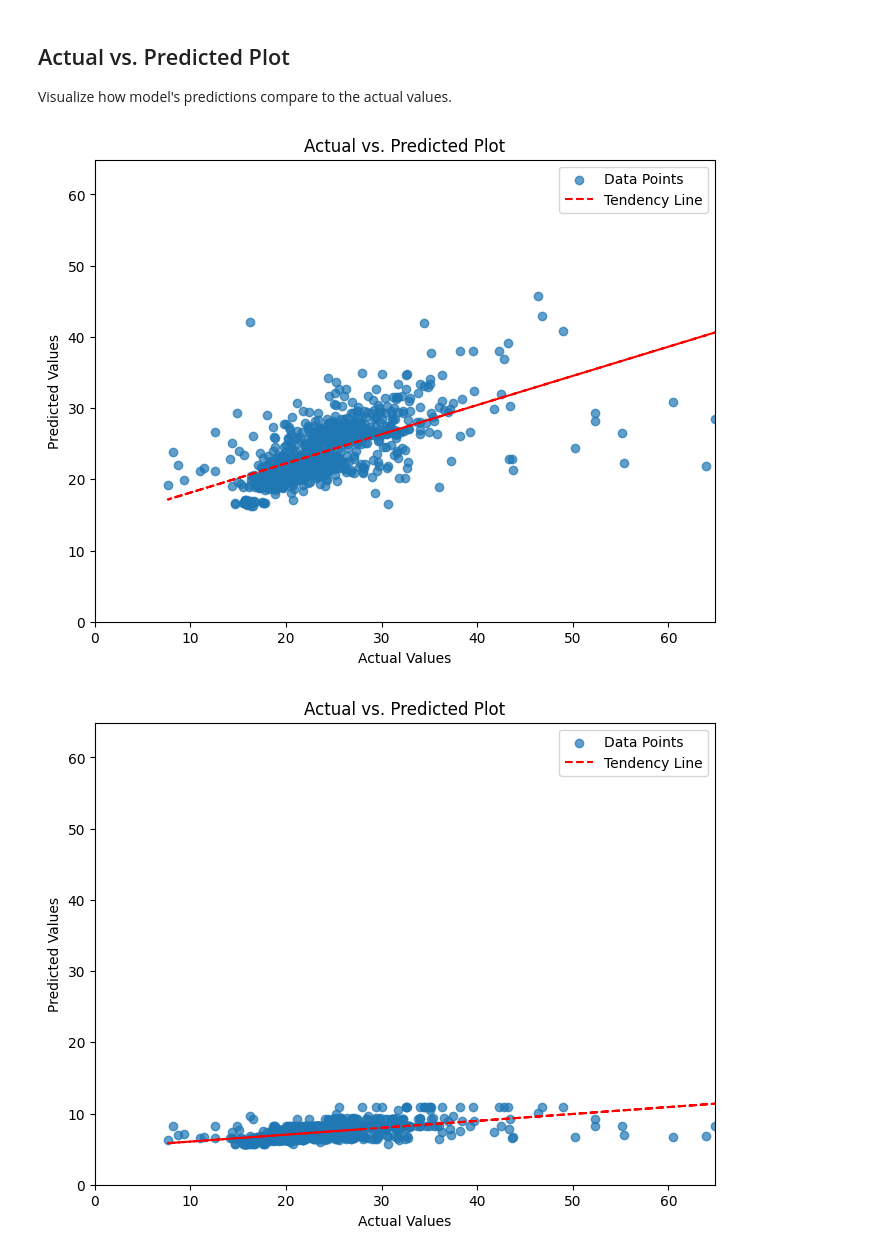
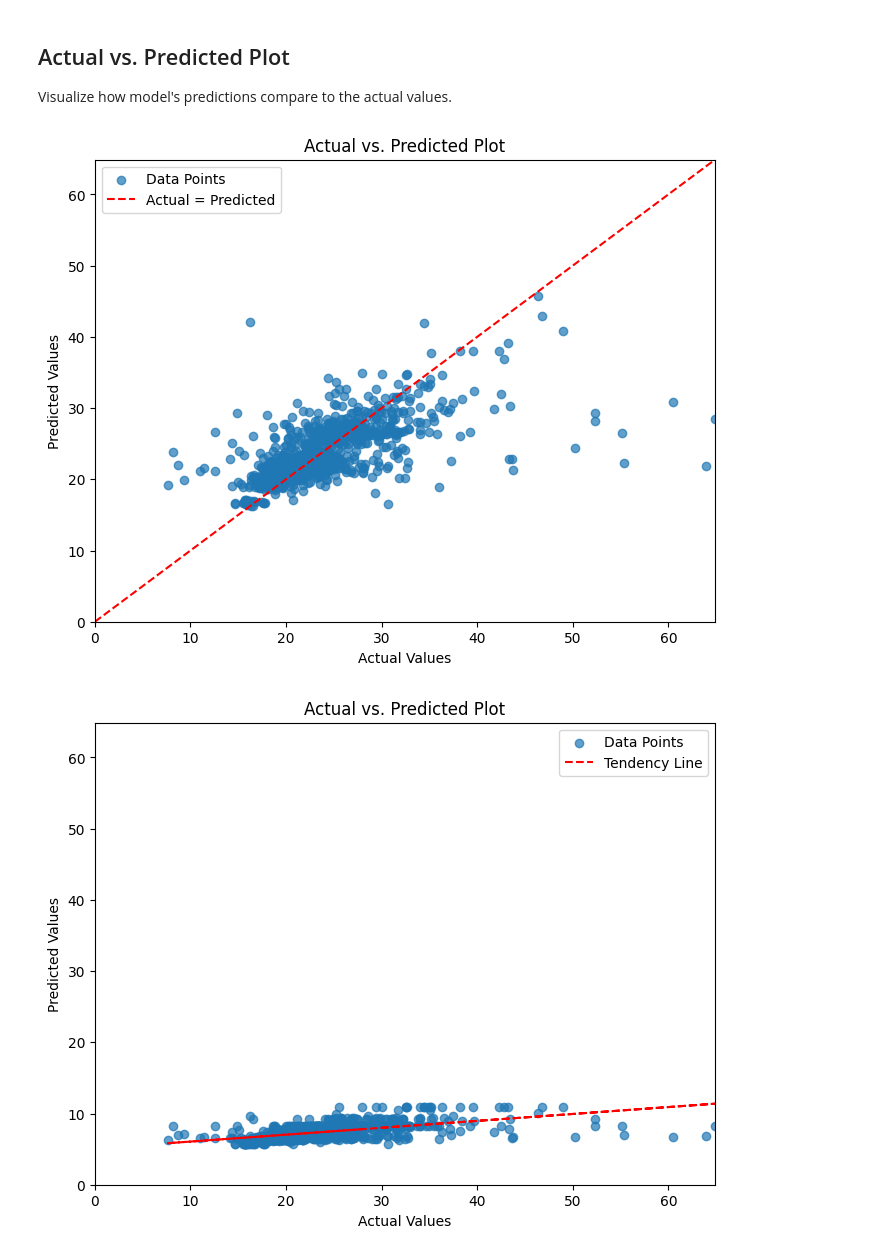
Before and after one commit to jcmefra/Geothermal-Gradient-Machine-Learning, a Jupyter notebook: Model_V2.ipynb, the cells around one changed output. Saved outputs shown, nothing was run; the diff lists cells and outputs as text; code cells hidden in the pictures.

```diff
--- a/Model_V2.ipynb
+++ b/Model_V2.ipynb
@@ -926,6 +926,8 @@ print("Best Mean Squared Error:", best_mse)
 # %% [output]
 Best Hyperparameters: {'colsample_bytree': 0.5, 'gamma': 0.1, 'learning_rate': 0.1, 'max_depth': 7, 'min_child_weight': 1, 'reg_alpha': 0, 'reg_lambda': 1}
 Best Mean Squared Error: 23.601193446654147
+# %%
+best_params = {'colsample_bytree': 0.5, 'gamma': 0.1, 'learning_rate': 0.1, 'max_depth': 7, 'min_child_weight': 1, 'reg_alpha': 0, 'reg_lambda': 1}
 # %% [markdown]
 ## Train XGBoost and evaluate model
 # %%
@@ -1068,6 +1070,8 @@ Mean Squared Error on Test Set: 309.2445993903545
 [figure]
 # %% [markdown]
 # Visualization of results
+# %%
+y_pred = y_test_pred
 # %% [markdown]
 ## Residual Plot
 
@@ -1103,31 +1107,24 @@ plt.show()
 
 Visualize how model's predictions compare to the actual values.
 # %%
-#Before CV
-
-import matplotlib.pyplot as plt
-import numpy as np
-
 plt.figure(figsize=(8, 6))
 plt.scatter(y_test, y_pred, label='Data Points', alpha=0.7)
 plt.xlabel('Actual Values')
 plt.ylabel('Predicted Values')
 plt.title('Actual vs. Predicted Plot')
 
 # Set x and y axis limits to start at 0,0
 plot_max = max(max(y_test), max(y_pred))
 plt.xlim(0, plot_max)
 plt.ylim(0, plot_max)
 
-# Fit a linear regression line
-z = np.polyfit(y_test, y_pred, 1)
-p = np.poly1d(z)
-plt.plot(y_test, p(y_test), color='red', linestyle='--', label='Tendency Line')
+# Plot the line where Actual = Predicted
+plt.plot([0, plot_max], [0, plot_max], color='red', linestyle='--', label='Actual = Predicted')
 
 plt.legend()
 plt.show()
 # %% [output]
-[figure, old version]
+[figure, new version]
 # %%
 #After CV
 
```
Also changed, not shown: parts of 5 cells of this notebook.
